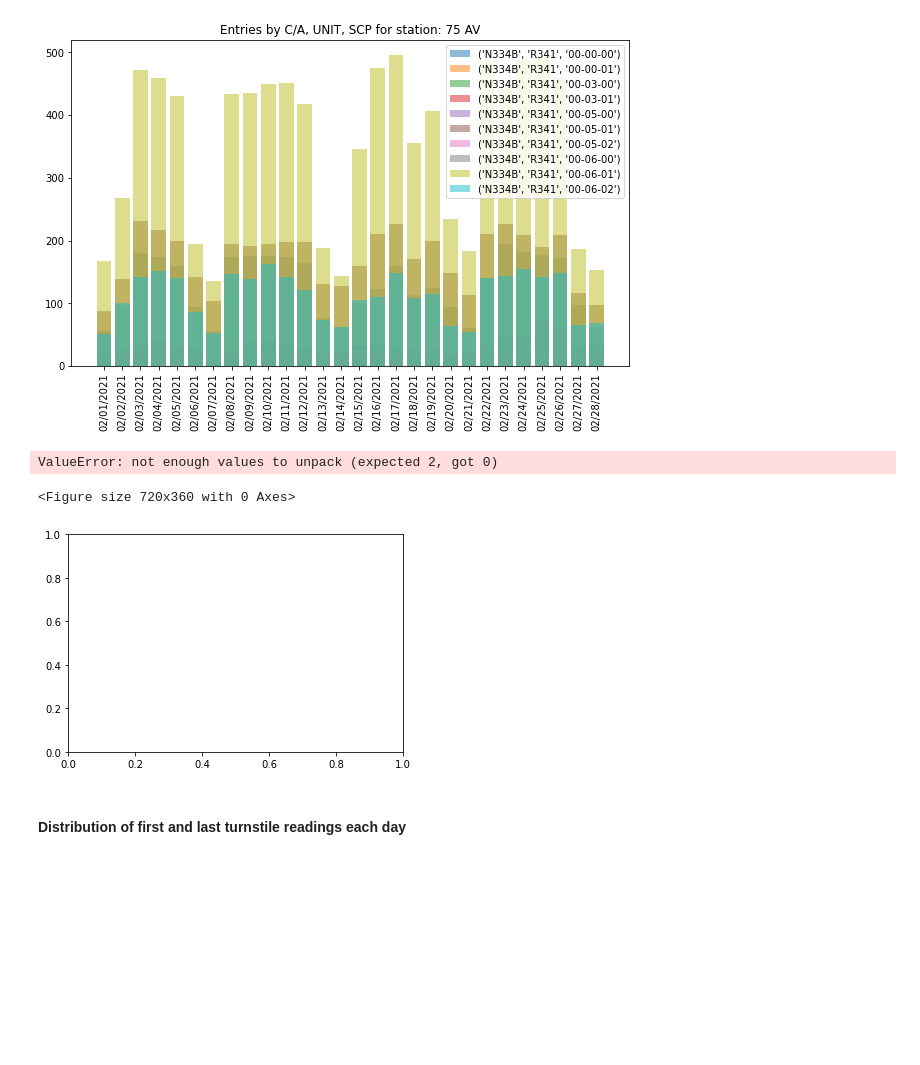
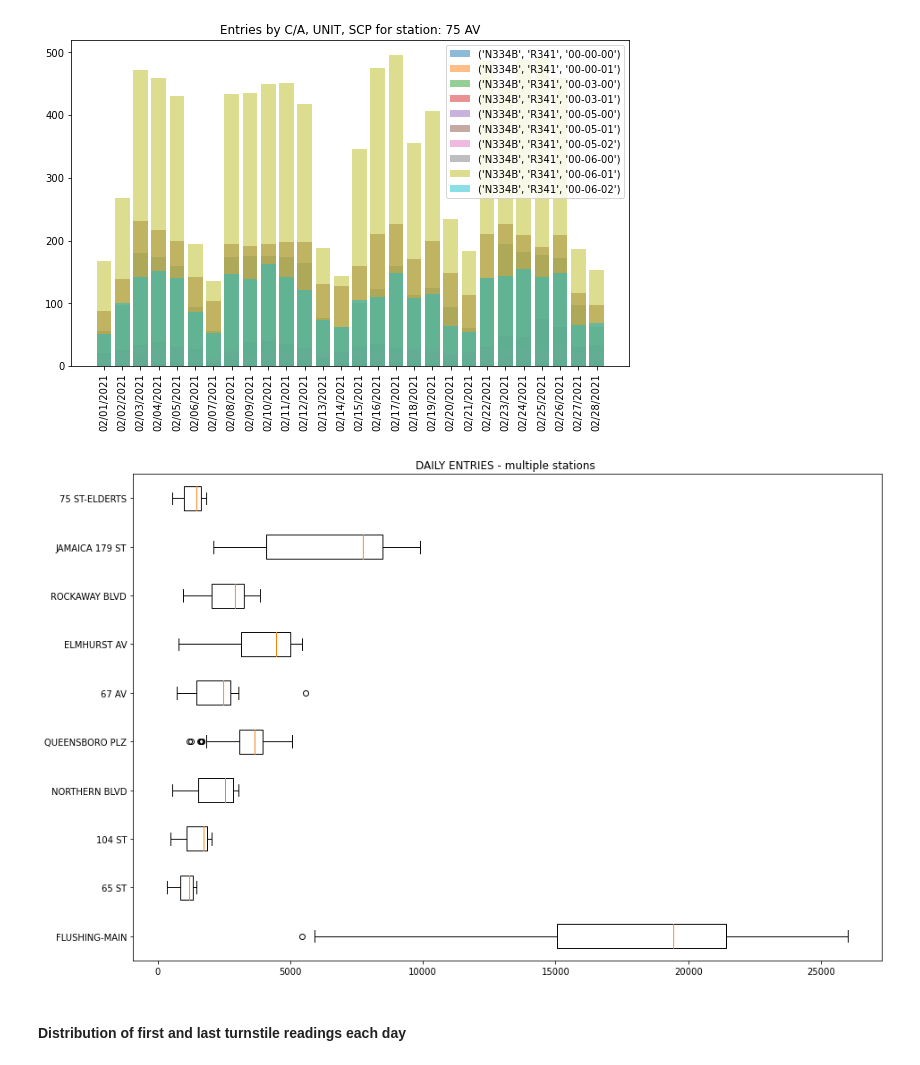
Before and after one commit to jmichit/MTA_project, a Jupyter notebook: EDA8.ipynb, the cells around one changed output. Cells and saved outputs as stored; diff of their text form; code cells hidden in the pictures; blank space fills up the shorter version.

```diff
--- a/EDA8.ipynb
+++ b/EDA8.ipynb
@@ -521,16 +521,26 @@ stations_daily["Weekday"] = pd.to_datetime(stations_daily.DATE).dt.day_name()
 stations_daily.head(25)
 # %%
 import seaborn as sns
-plt.figure(figsize=(10,5))
+plt.figure(figsize=(15,10))
 #x=stations_daily.DAILY_ENTRIES.values
 #sns.boxplot(data=x)
-stations_daily[stations_daily.STATION.isin(['72 ST','14 ST'])].boxplot(column='DAILY_ENTRIES',by = "STATION")
+#stations_daily[stations_daily.STATION.isin(['71 ST','36 ST'])].boxplot(column='DAILY_ENTRIES',by = "STATION")
+plt.title("DAILY ENTRIES - multiple stations ");
+
+pltx = []
+lbl = []
+for stationname in stations_daily.STATION.unique()[:10]:
+    x1 = stations_daily[stations_daily.STATION == stationname].DAILY_ENTRIES.values
+    pltx.append(x1)
+    lbl.append(stationname)
+
+plt.boxplot(pltx, labels=lbl, vert=False);
 
 #stations_daily.DAILY_ENTRIES
+
+plt.savefig('boxplots1.png')
 # %% [output]
-ValueError: not enough values to unpack (expected 2, got 0)
-<Figure size 720x360 with 0 Axes>
-[figure, old version]
+[figure, new version]
 # %%
 stations = ['59 ST','23 ST','34 ST-PENN STA']
 
```
Also changed, not shown: parts of 3 cells of this notebook, 1 other file.
